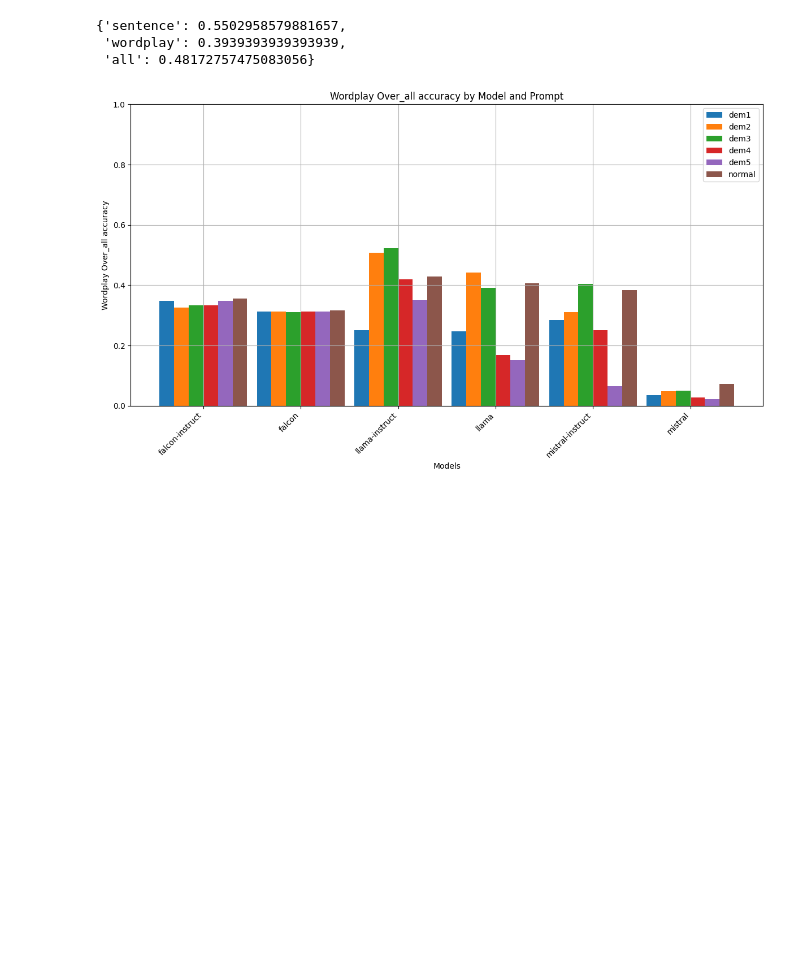
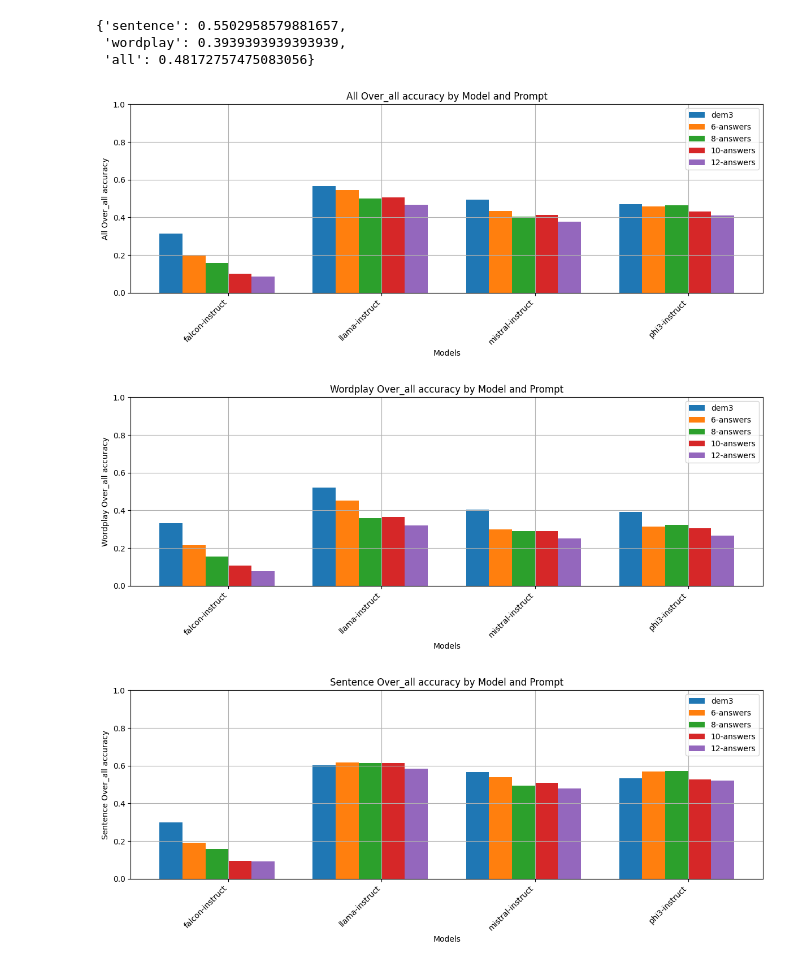
Before and after one commit to rangoiv/tar-projekt, a Jupyter notebook: compare-prompts/graph.ipynb, the cells around one changed output. Saved outputs shown, nothing was run; the diff lists cells and outputs as text; code cells hidden in the pictures; blank space fills up the shorter version.

Commit message:
Multiple answers (#2)

```diff
--- a/compare-prompts/graph.ipynb
+++ b/compare-prompts/graph.ipynb
@@ -45,6 +45,8 @@ load_file_results("llama-instruct/Meta-Llama-3-8B-Instruct_dem1-spec_1.txt")
  'wordplay': 0.3939393939393939,
  'all': 0.48172757475083056}
 # %%
+words = ["dem1", "dem2", "dem3", "dem4", "dem5", "normal"]
+
 def load_models(models, accuracy_type=None, skip_spec=False):
     models_dict = {}
     for model_dir in models:
@@ -59,7 +61,7 @@ def load_models(models, accuracy_type=None, skip_spec=False):
                 file_dir += "_spec"
                 if skip_spec:
                     continue
-            for word in ["dem1", "dem2", "dem3", "dem4", "dem5", "normal"]:
+            for word in words:
                 if word in file:
                     models_dict[file_dir][word] = results
     return models_dict
@@ -82,18 +84,18 @@ def plot_accuracies(models, accuracy_group='sentence', accuracy_type=None, skip_
     x = np.arange(len(models))  # the label locations
     width = 0.15  # the width of the bars
 
-    fig, ax = plt.subplots(figsize=(12, 7))
+    fig, ax = plt.subplots(figsize=(12, len(words)))
     plt.grid()
     ax.set_ylim([0, 1])
 
-    for i, word in enumerate(["dem1", "dem2", "dem3", "dem4", "dem5", "normal"]):
+    for i, word in enumerate(words):
         col = []
         for model in models:
             if word in results[model]:
                 col.append(results[model][word][accuracy_group])
             else:
                 col.append(0)
-        ax.bar(x + (i-2.5)*width, col, width, label=word)
+        ax.bar(x + (i-len(words)/2)*width, col, width, label=word)
 
     ax.set_xlabel('Models')
     accuracy_text = f'{accuracy_group.capitalize()} {accuracy_type.capitalize() if accuracy_type is not None else "Accuracies"}'
@@ -108,24 +110,32 @@ def plot_accuracies(models, accuracy_group='sentence', accuracy_type=None, skip_
 # %%
 models = [
     "falcon-instruct",
-    "falcon",
+    # "falcon",
     "llama-instruct",
-    "llama",
+    # "llama",
     # "olmo-instruct",
     "mistral-instruct",
-    "mistral"
+    # "mistral",
+    "phi3-instruct"
 ]
+
+words = ["dem1", "dem2", "dem3", "dem4", "dem5", "normal"]
+words = ["dem3"] + [f"{k}-answers" for k in [6,8,10,12]]
 
 accuracy_type = 'over_all accuracy'
 accuracy_type = 'original_accuracy'
 accuracy_type = 'semantic_accuracy'
 accuracy_type = 'context_accuracy'
 
 # plot_accuracies(models, accuracy_group="wordplay", accuracy_type=accuracy_type)
 # plot_accuracies(models, accuracy_group="sentence", accuracy_type=accuracy_type)
 # plot_accuracies(models, accuracy_group="all", accuracy_type='original_accuracy')
 # plot_accuracies(models, accuracy_group="all", accuracy_type='context_accuracy')
+plot_accuracies(models, accuracy_group="all", accuracy_type='over_all accuracy', skip_spec=True)
 plot_accuracies(models, accuracy_group="wordplay", accuracy_type='over_all accuracy', skip_spec=True)
+plot_accuracies(models, accuracy_group="sentence", accuracy_type='over_all accuracy', skip_spec=True)
 # plot_accuracies(models, accuracy_group="sentence", accuracy_type='over_all accuracy', skip_spec=False)
 # %% [output]
-[figure, old version]
+[figure, new version]
+[figure, added]
+[figure, added]
```
Also changed, not shown: 29 other files.
